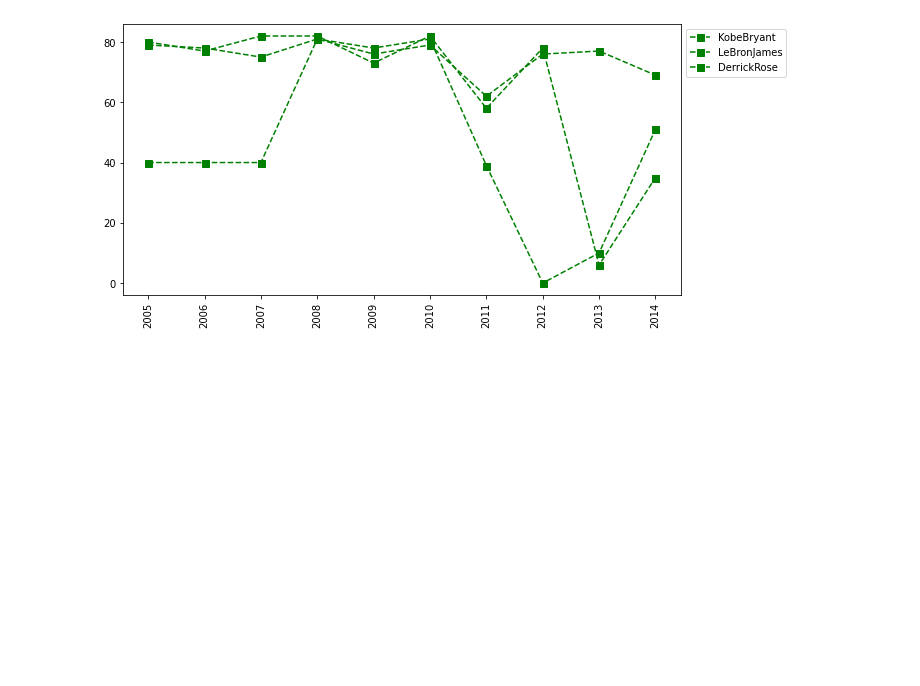
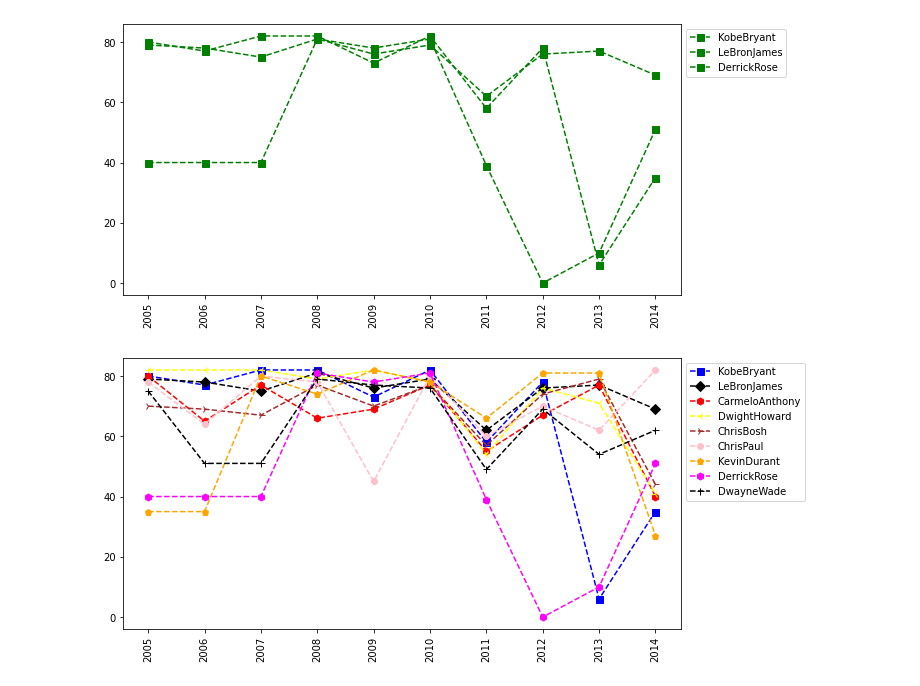
Before and after one commit to Hemanthrb06/Data-science, a Jupyter notebook: basketball.ipynb, the cells around one changed output. Saved outputs shown, nothing was run; the diff lists cells and outputs as text; code cells hidden in the pictures; blank space fills up the shorter version.

```diff
--- a/basketball.ipynb
+++ b/basketball.ipynb
@@ -308,3 +308,23 @@ plt.xticks(list(range(0,10)), Seasons, rotation = 'vertical')
 plt.show()
 # %% [output]
 [figure]
+# %%
+col = {"KobeBryant":'Blue',"JoeJohnson":"Green","LeBronJames":"Black","CarmeloAnthony":"Red","DwightHoward":"Yellow","ChrisBosh":"Brown","ChrisPaul":"Pink","KevinDurant":"Orange","DerrickRose":"Magenta","DwayneWade":"Black"}
+# %%
+Mrk = {"KobeBryant":'s',"JoeJohnson":"o","LeBronJames":"D","CarmeloAnthony":"s","DwightHoward":"3","ChrisBosh":"4","ChrisPaul":"8","KevinDurant":"p","DerrickRose":"h","DwayneWade":"+"}
+# %%
+# for own function
+
+def myplot(playerlist):
+  col = {"KobeBryant":'Blue',"JoeJohnson":"Green","LeBronJames":"Black","CarmeloAnthony":"Red","DwightHoward":"Yellow","ChrisBosh":"Brown","ChrisPaul":"Pink","KevinDurant":"Orange","DerrickRose":"Magenta","DwayneWade":"Black"}
+  Mrk = {"KobeBryant":'s',"JoeJohnson":"o","LeBronJames":"D","CarmeloAnthony":"h","DwightHoward":"3","ChrisBosh":"4","ChrisPaul":"8","KevinDurant":"p","DerrickRose":"h","DwayneWade":"+"}
+  for name in playerlist:
+    plt.plot(Games[Pdict[name]], c = col[name], ls = '--', marker = Mrk[name], ms = '7', label=name)
+  plt.rcParams['figure.figsize'] = 10,5
+  plt.legend(loc= 'upper left', bbox_to_anchor = (1,1))
+  plt.xticks(list(range(0,10)), Seasons, rotation = 'vertical')
+  plt.show()
+# %%
+myplot(['KobeBryant', 'LeBronJames', 'CarmeloAnthony', 'DwightHoward', 'ChrisBosh', 'ChrisPaul', 'KevinDurant', 'DerrickRose', 'DwayneWade'])
+# %% [output]
+[figure, added]
```
Also changed, not shown: parts of 9 cells of this notebook.
